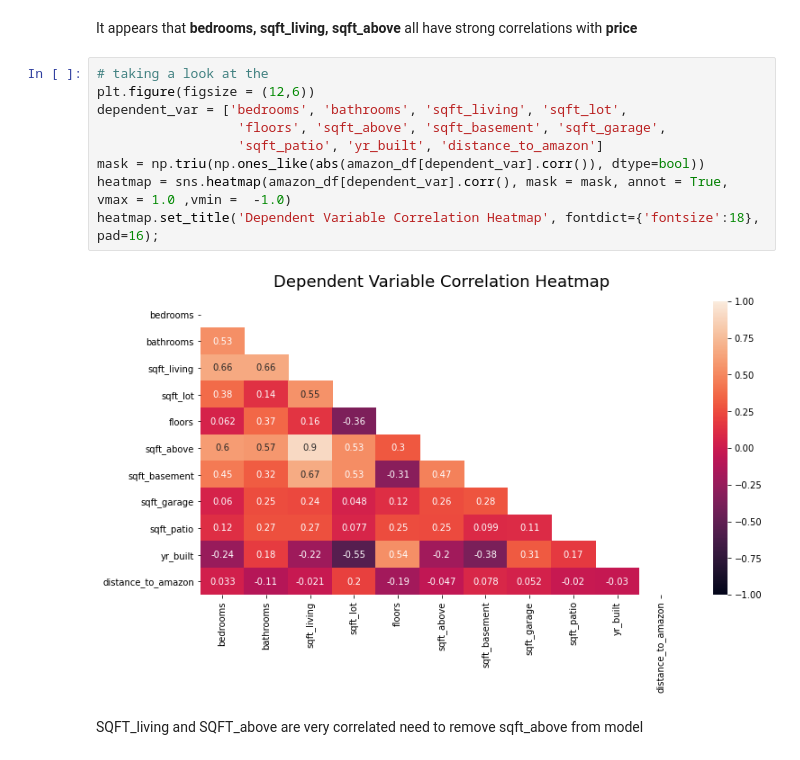
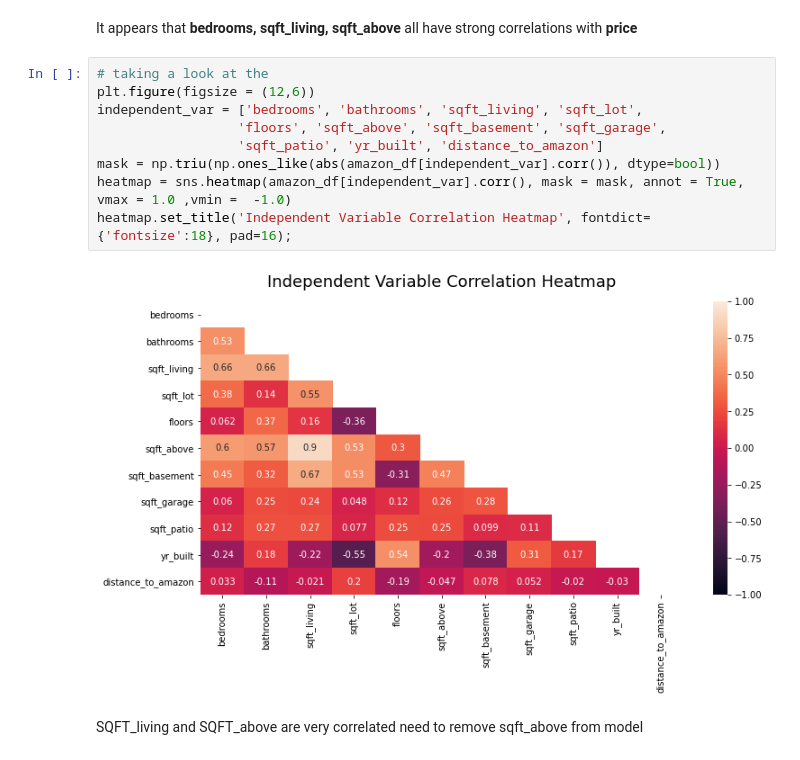
Before and after one commit to ddcots24/King_County_Housing, a Jupyter notebook: Housing_Analysis.ipynb, the cells around one changed output. Cells and saved outputs as stored; diff of their text form.

Commit message:
changed graphs

```diff
--- a/Housing_Analysis.ipynb
+++ b/Housing_Analysis.ipynb
@@ -278,14 +278,14 @@ It appears that **bedrooms, sqft_living, sqft_above** all have strong correlatio
 # %%
 # taking a look at the
 plt.figure(figsize = (12,6))
-dependent_var = ['bedrooms', 'bathrooms', 'sqft_living', 'sqft_lot',
+independent_var = ['bedrooms', 'bathrooms', 'sqft_living', 'sqft_lot',
                   'floors', 'sqft_above', 'sqft_basement', 'sqft_garage',
                   'sqft_patio', 'yr_built', 'distance_to_amazon']
-mask = np.triu(np.ones_like(abs(amazon_df[dependent_var].corr()), dtype=bool))
-heatmap = sns.heatmap(amazon_df[dependent_var].corr(), mask = mask, annot = True, vmax = 1.0 ,vmin =  -1.0)
-heatmap.set_title('Dependent Variable Correlation Heatmap', fontdict={'fontsize':18}, pad=16);
+mask = np.triu(np.ones_like(abs(amazon_df[independent_var].corr()), dtype=bool))
+heatmap = sns.heatmap(amazon_df[independent_var].corr(), mask = mask, annot = True, vmax = 1.0 ,vmin =  -1.0)
+heatmap.set_title('Independent Variable Correlation Heatmap', fontdict={'fontsize':18}, pad=16);
 # %% [output]
-[figure, old version]
+[figure, new version]
 # %% [markdown]
 SQFT_living and SQFT_above are very correlated need to remove sqft_above from model
 # %% [markdown]
```
